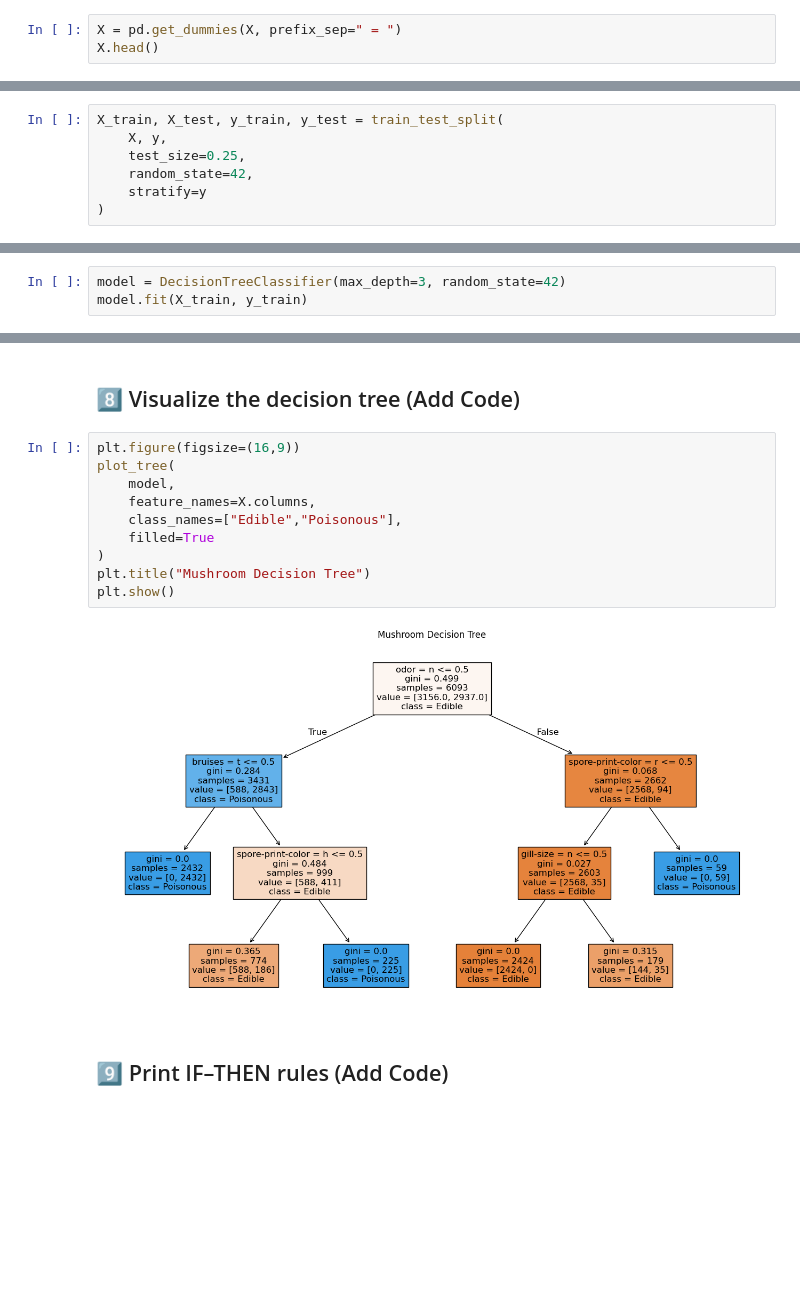
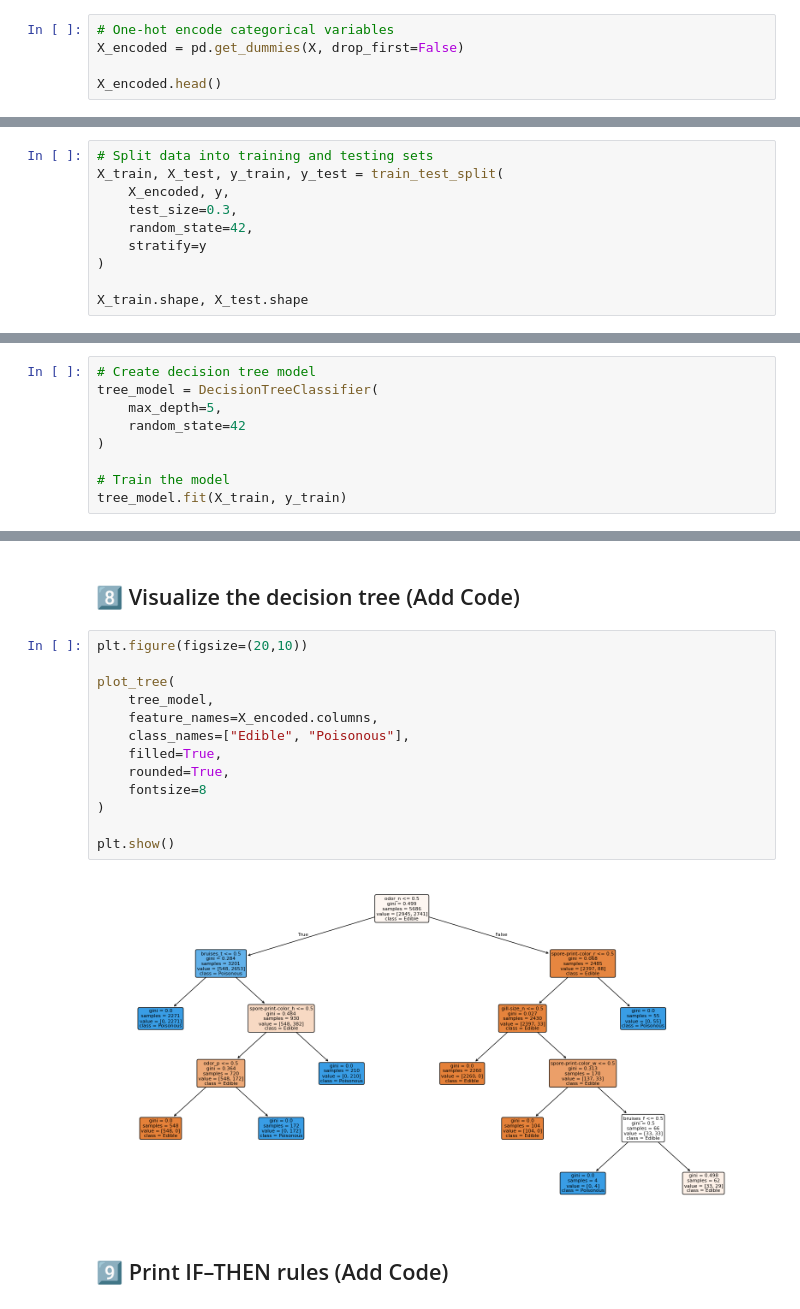
Before and after one commit to ishue03/CIS-3902-AI-ML-Ian-, a Jupyter notebook: Mushroom_Reduced_Student.ipynb, the cells around one changed output, grey strips where cells are left out. Saved outputs shown, nothing was run; the diff lists cells and outputs as text; blank space fills up the shorter version.

```diff
--- a/Mushroom_Reduced_Student.ipynb
+++ b/Mushroom_Reduced_Student.ipynb
@@ -69,6 +67,8 @@ X.head(), y.value_counts()
 ## 4️⃣ One‑hot encode the categorical features (Add Code)
 Each category becomes a YES/NO column.
 # %%
-X = pd.get_dummies(X, prefix_sep=" = ")
-X.head()
+# One-hot encode categorical variables
+X_encoded = pd.get_dummies(X, drop_first=False)
+
+X_encoded.head()
 # %% [output]
@@ -82,9 +82,12 @@ X.head()
 # %% [markdown]
 ## 5️⃣ Train/test split (Add Code)
 # %%
+# Split data into training and testing sets
 X_train, X_test, y_train, y_test = train_test_split(
-    X, y,
-    test_size=0.25,
+    X_encoded, y,
+    test_size=0.3,
     random_state=42,
     stratify=y
 )
+
+X_train.shape, X_test.shape
@@ -91,6 +96,12 @@ X_train, X_test, y_train, y_test = train_test_split(
 # %% [markdown]
 ## 6️⃣ Train a small decision tree (Add Code)
 # %%
-model = DecisionTreeClassifier(max_depth=3, random_state=42)
-model.fit(X_train, y_train)
+# Create decision tree model
+tree_model = DecisionTreeClassifier(
+    max_depth=5,
+    random_state=42
+)
+
+# Train the model
+tree_model.fit(X_train, y_train)
 # %% [output]
@@ -122,17 +142,20 @@ weighted avg       0.96      0.96      0.96      2031
 # %% [markdown]
 ## 8️⃣ Visualize the decision tree (Add Code)
 # %%
-plt.figure(figsize=(16,9))
+plt.figure(figsize=(20,10))
+
 plot_tree(
-    model,
-    feature_names=X.columns,
-    class_names=["Edible","Poisonous"],
-    filled=True
+    tree_model,
+    feature_names=X_encoded.columns,
+    class_names=["Edible", "Poisonous"],
+    filled=True,
+    rounded=True,
+    fontsize=8
 )
-plt.title("Mushroom Decision Tree")
+
 plt.show()
 # %% [output]
-[figure, old version]
+[figure, new version]
 # %% [markdown]
 ## 9️⃣ Print IF–THEN rules (Add Code)
 # %%
```
Also changed, not shown: parts of 7 cells of this notebook.
